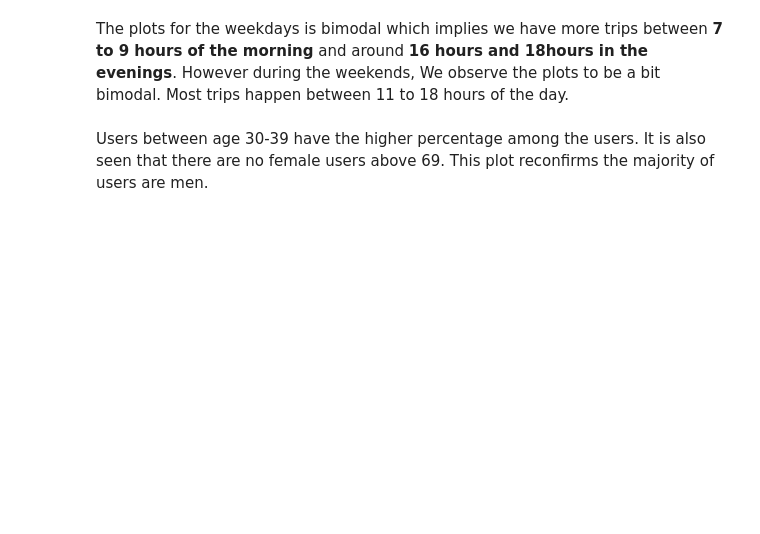
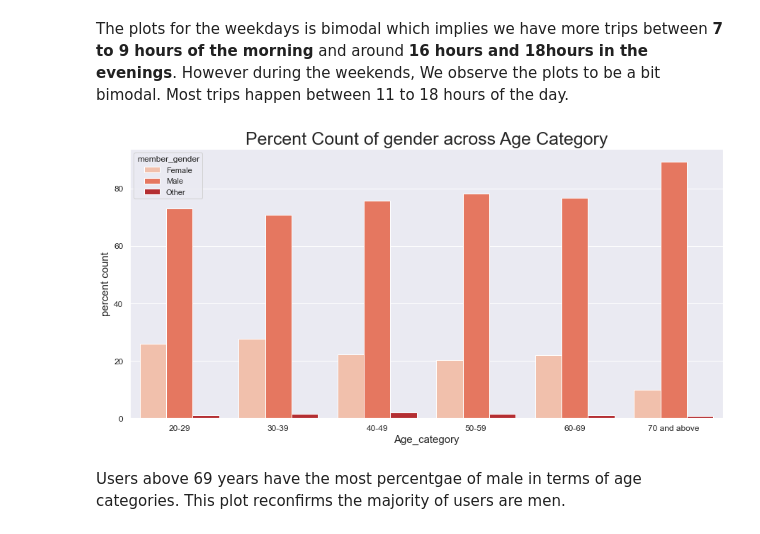
Before and after one commit to salimah-web/FordGo-Bike-DataAnalysis, a Jupyter notebook: Part_I_exploration.ipynb, the cells around one changed output. Saved outputs shown, nothing was run; the diff lists cells and outputs as text; code cells hidden in the pictures; blank space fills up the shorter version.

```diff
--- a/Part_I_exploration.ipynb
+++ b/Part_I_exploration.ipynb
@@ -390,15 +461,19 @@ g.set(xticks=xticks)
 # %% [markdown]
 The plots for the weekdays is bimodal which implies we have more trips between **7 to 9 hours of the morning** and around **16 hours and 18hours in the evenings**. However during the weekends, We observe the plots to be a bit bimodal. Most trips happen between 11 to 18 hours of the day.
 # %%
-df=trip_data[['trip_duration(mins)','user_type','Age_category','member_gender']].groupby(['user_type','member_gender','Age_category']).mean()
-df=df.reset_index()
-df=df.sort_values(by='trip_duration(mins)')
+
+df=trip_data[['user_type','Age_category','member_gender']].groupby(['user_type','member_gender','Age_category']).count()
+df2=trip_data.groupby(['Age_category','member_gender'])['start_time'].count()
+df2=df2.groupby(level=0).apply(lambda x:100 * x / float(x.sum())).reset_index()
+df2.rename(columns = {'start_time':'percent count'}, inplace = True)
 
 sns.set(font_scale=1)
 order=['20-29','30-39','40-49','50-59','60-69','70 and above']
 plt.figure(figsize=[15, 7]);
-CreateCountPlot(trip_data,"Age_category","Count of trips by Age Category", ax=None, order=order,hue='member_gender',palette = "Reds")
 
-plt.xticks(rotation=90);
+
+CreateBarPlot(df2,'percent count',"Age_category","Percent Count of gender across Age Category", order=order,hue='member_gender',palette='Reds')
+# %% [output]
+[figure, added]
 # %% [markdown]
-Users between age 30-39 have the higher percentage among the users. It is also seen that there are no female users above 69. This plot reconfirms the majority of users are men.
+Users above 69 years have the most percentgae of male in terms of age categories. This plot reconfirms the majority of users are men.
```
Also changed, not shown: parts of 19 cells of this notebook.
